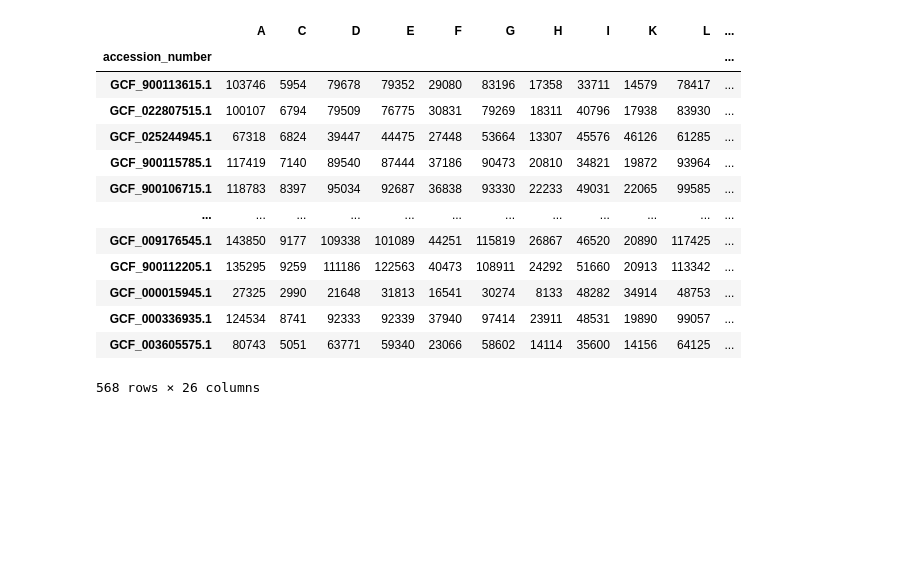
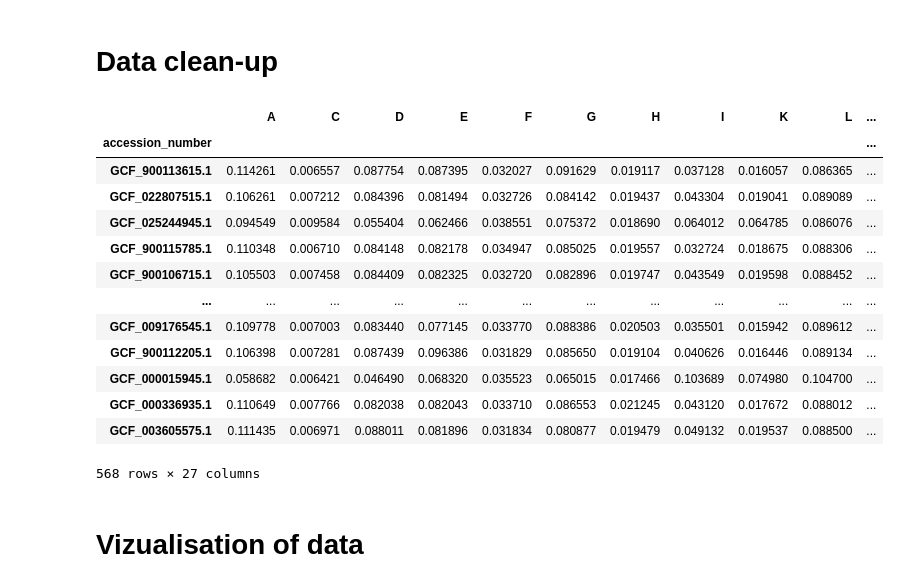
Before and after one commit to ArchaeaHunter/ogt-prophesy, a Jupyter notebook: src/notebook_archaea_ogt_prediction.ipynb, the cells around one changed output. Cells and saved outputs as stored; diff of their text form; code cells hidden in the pictures; blank space fills up the shorter version.

Commit message:
Writing vizualization of data and dummy regressor + refactoring

```diff
--- a/src/notebook_archaea_ogt_prediction.ipynb
+++ b/src/notebook_archaea_ogt_prediction.ipynb
@@ -5,17 +6,30 @@ df_aa = pd.read_csv("../data/amino-acids-counts-archaea.tsv",sep="\t",index_col=
+# %% [markdown]
+# Data clean-up
 # %%
-df_aa
+data_col = ['A', 'C', 'D', 'E', 'F', 'G', 'H', 'I', 'K', 'L', 'M', 'N', 'P', 'Q', 'R', 'S', 'T', 'V', 'W', 'Y']
+target_col = ["OGT"]
+
+df = pd.read_csv("../data/amino-acids-counts-archaea.tsv",sep="\t",index_col=0)
+# Convert amino-acids counts to frequences
+for aa in data_col :
+    df[aa] = df[aa]/df["aa_sum"]
+# Create group column by genus for CV
+df["genus"] = df["SpHierarchie"].str.split("~").str[4]
+df
 # %% [output]
 |  | A | C | D | E | F | G | H | I | K | L | ... |
 | accession_number |  |  |  |  |  |  |  |  |  |  | ... |
-| GCF_900113615.1 | 103746 | 5954 | 79678 | 79352 | 29080 | 83196 | 17358 | 33711 | 14579 | 78417 | ... |
-| GCF_022807515.1 | 100107 | 6794 | 79509 | 76775 | 30831 | 79269 | 18311 | 40796 | 17938 | 83930 | ... |
-| GCF_025244945.1 | 67318 | 6824 | 39447 | 44475 | 27448 | 53664 | 13307 | 45576 | 46126 | 61285 | ... |
-| GCF_900115785.1 | 117419 | 7140 | 89540 | 87444 | 37186 | 90473 | 20810 | 34821 | 19872 | 93964 | ... |
-| GCF_900106715.1 | 118783 | 8397 | 95034 | 92687 | 36838 | 93330 | 22233 | 49031 | 22065 | 99585 | ... |
+| GCF_900113615.1 | 0.114261 | 0.006557 | 0.087754 | 0.087395 | 0.032027 | 0.091629 | 0.019117 | 0.037128 | 0.016057 | 0.086365 | ... |
+| GCF_022807515.1 | 0.106261 | 0.007212 | 0.084396 | 0.081494 | 0.032726 | 0.084142 | 0.019437 | 0.043304 | 0.019041 | 0.089089 | ... |
+| GCF_025244945.1 | 0.094549 | 0.009584 | 0.055404 | 0.062466 | 0.038551 | 0.075372 | 0.018690 | 0.064012 | 0.064785 | 0.086076 | ... |
+| GCF_900115785.1 | 0.110348 | 0.006710 | 0.084148 | 0.082178 | 0.034947 | 0.085025 | 0.019557 | 0.032724 | 0.018675 | 0.088306 | ... |
+| GCF_900106715.1 | 0.105503 | 0.007458 | 0.084409 | 0.082325 | 0.032720 | 0.082896 | 0.019747 | 0.043549 | 0.019598 | 0.088452 | ... |
 | ... | ... | ... | ... | ... | ... | ... | ... | ... | ... | ... | ... |
-| GCF_009176545.1 | 143850 | 9177 | 109338 | 101089 | 44251 | 115819 | 26867 | 46520 | 20890 | 117425 | ... |
-| GCF_900112205.1 | 135295 | 9259 | 111186 | 122563 | 40473 | 108911 | 24292 | 51660 | 20913 | 113342 | ... |
-| GCF_000015945.1 | 27325 | 2990 | 21648 | 31813 | 16541 | 30274 | 8133 | 48282 | 34914 | 48753 | ... |
-| GCF_000336935.1 | 124534 | 8741 | 92333 | 92339 | 37940 | 97414 | 23911 | 48531 | 19890 | 99057 | ... |
-| GCF_003605575.1 | 80743 | 5051 | 63771 | 59340 | 23066 | 58602 | 14114 | 35600 | 14156 | 64125 | ... |
+| GCF_009176545.1 | 0.109778 | 0.007003 | 0.083440 | 0.077145 | 0.033770 | 0.088386 | 0.020503 | 0.035501 | 0.015942 | 0.089612 | ... |
+| GCF_900112205.1 | 0.106398 | 0.007281 | 0.087439 | 0.096386 | 0.031829 | 0.085650 | 0.019104 | 0.040626 | 0.016446 | 0.089134 | ... |
+| GCF_000015945.1 | 0.058682 | 0.006421 | 0.046490 | 0.068320 | 0.035523 | 0.065015 | 0.017466 | 0.103689 | 0.074980 | 0.104700 | ... |
+| GCF_000336935.1 | 0.110649 | 0.007766 | 0.082038 | 0.082043 | 0.033710 | 0.086553 | 0.021245 | 0.043120 | 0.017672 | 0.088012 | ... |
+| GCF_003605575.1 | 0.111435 | 0.006971 | 0.088011 | 0.081896 | 0.031834 | 0.080877 | 0.019479 | 0.049132 | 0.019537 | 0.088500 | ... |
-568 rows × 26 columns
+568 rows × 27 columns
+# %% [markdown]
+# Vizualisation of data
```
Also changed, not shown: parts of 6 cells of this notebook, 1 other file.
